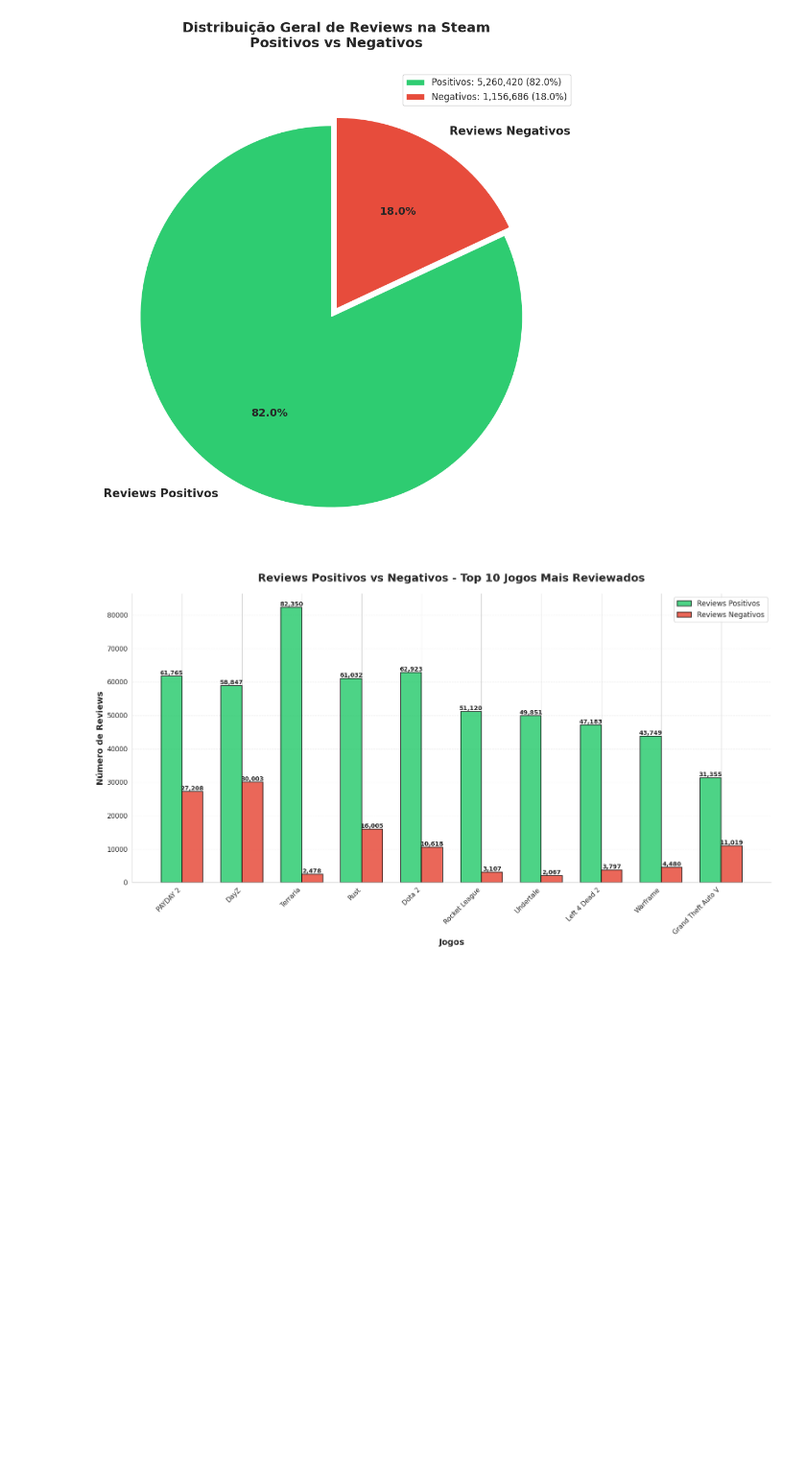
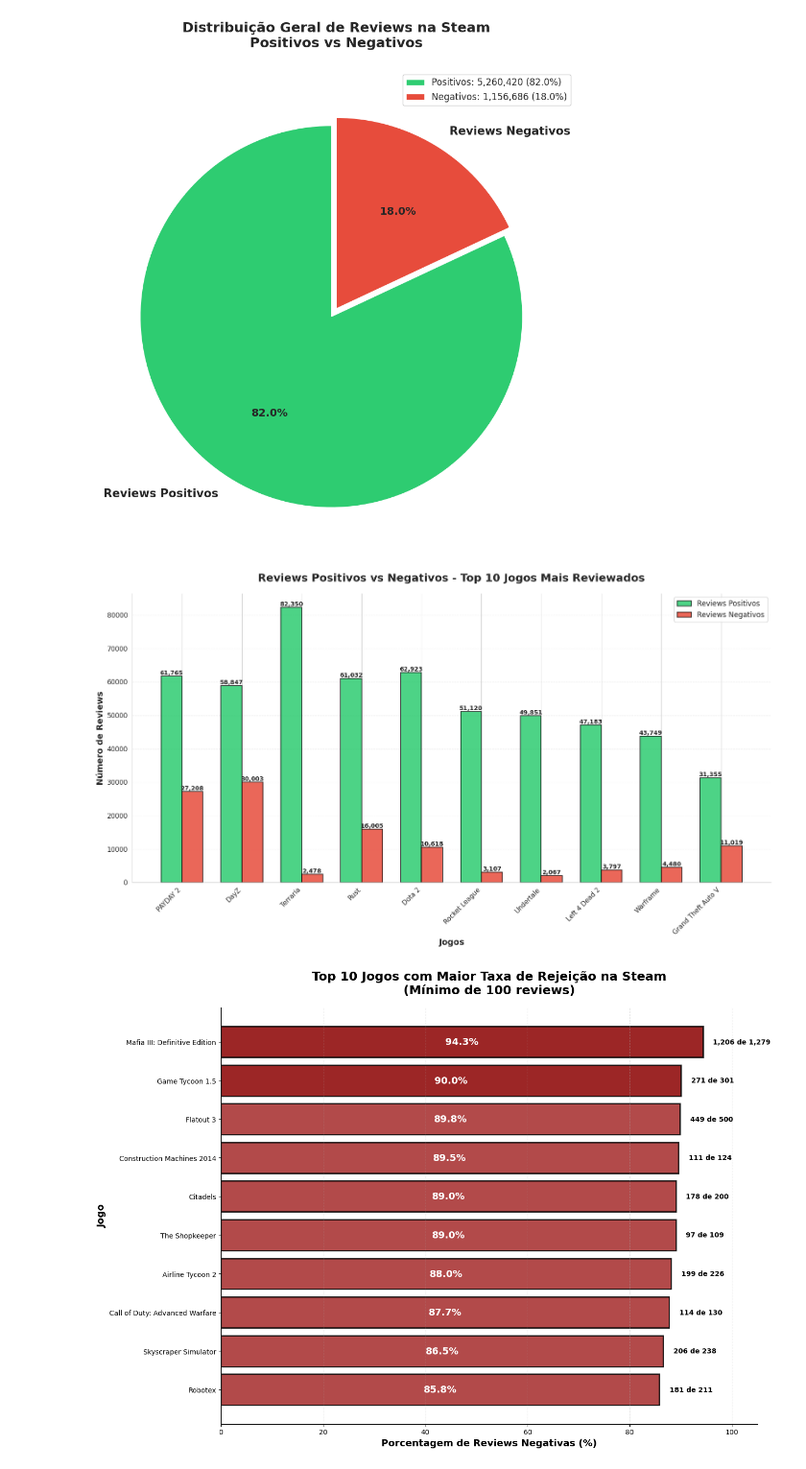
Before and after one commit to jpsantosz/projeto-final-gerenciamento-de-dados-em-larga-escala, a Jupyter notebook: Trabalho_Final_Big_Data.ipynb, the cells around one changed output. Shown at 96% size. Drawn from its saved outputs; the diff is of its cells as text; code cells hidden in the pictures; blank space fills up the shorter version.

```diff
--- a/Trabalho_Final_Big_Data.ipynb
+++ b/Trabalho_Final_Big_Data.ipynb
@@ -242,3 +242,67 @@ plt.tight_layout()
 plt.show()
 # %% [output]
 [figure]
+# %%
+top10_pct_negativos = df.filter(F.col("app_name").isNotNull()) \
+    .groupBy("app_id", "app_name") \
+    .agg(
+        F.count("*").alias("total_reviews"),
+        F.sum(F.when(F.col("review_score") == 1, 1).otherwise(0)).alias("positivos"),
+        F.sum(F.when(F.col("review_score") == -1, 1).otherwise(0)).alias("negativos")
+    ) \
+    .filter(F.col("total_reviews") >= 100) \
+    .withColumn("pct_negativos", F.round((F.col("negativos") / F.col("total_reviews") * 100), 2)) \
+    .orderBy(F.col("pct_negativos").desc()) \
+    .limit(10)
+
+# Converter para Pandas
+top10_pct_neg_pandas = top10_pct_negativos.toPandas()
+
+# Ordenar
+top10_sorted = top10_pct_neg_pandas.sort_values('pct_negativos', ascending=True)
+
+# Criar gráfico
+fig, ax = plt.subplots(figsize=(14, 10))
+
+# Cores baseadas na severidade
+colors = []
+for pct in top10_sorted['pct_negativos']:
+    if pct >= 90:
+        colors.append('#8B0000')  # Vermelho escuro
+    elif pct >= 85:
+        colors.append('#A52A2A')  # Marrom
+    else:
+        colors.append('#DC143C')  # Vermelho carmesim
+
+# Criar barras
+bars = ax.barh(top10_sorted['app_name'].astype(str), top10_sorted['pct_negativos'],
+               color=colors, alpha=0.85, edgecolor='black', linewidth=2)
+
+# Adicionar percentual e valores
+for bar, pct, neg, total in zip(bars, top10_sorted['pct_negativos'],
+                                 top10_sorted['negativos'], top10_sorted['total_reviews']):
+    # Percentual dentro da barra
+    ax.text(pct/2, bar.get_y() + bar.get_height()/2,
+            f'{pct:.1f}%',
+            va='center', ha='center', fontsize=14,
+            fontweight='bold', color='white')
+
+    # Valores absolutos fora da barra
+    ax.text(pct + 2, bar.get_y() + bar.get_height()/2,
+            f'{int(neg):,} de {int(total):,}',
+            va='center', ha='left', fontsize=10, fontweight='bold')
+
+# Configurações
+ax.set_xlabel('Porcentagem de Reviews Negativas (%)', fontsize=14, fontweight='bold')
+ax.set_ylabel('Jogo', fontsize=14, fontweight='bold')
+ax.set_title('Top 10 Jogos com Maior Taxa de Rejeição na Steam\n(Mínimo de 100 reviews)',
+             fontsize=18, fontweight='bold', pad=20)
+ax.set_xlim(0, 105)
+ax.grid(axis='x', alpha=0.3, linestyle='--')
+ax.spines['top'].set_visible(False)
+ax.spines['right'].set_visible(False)
+
+plt.tight_layout()
+plt.show()
+# %% [output]
+[figure, added]
```
